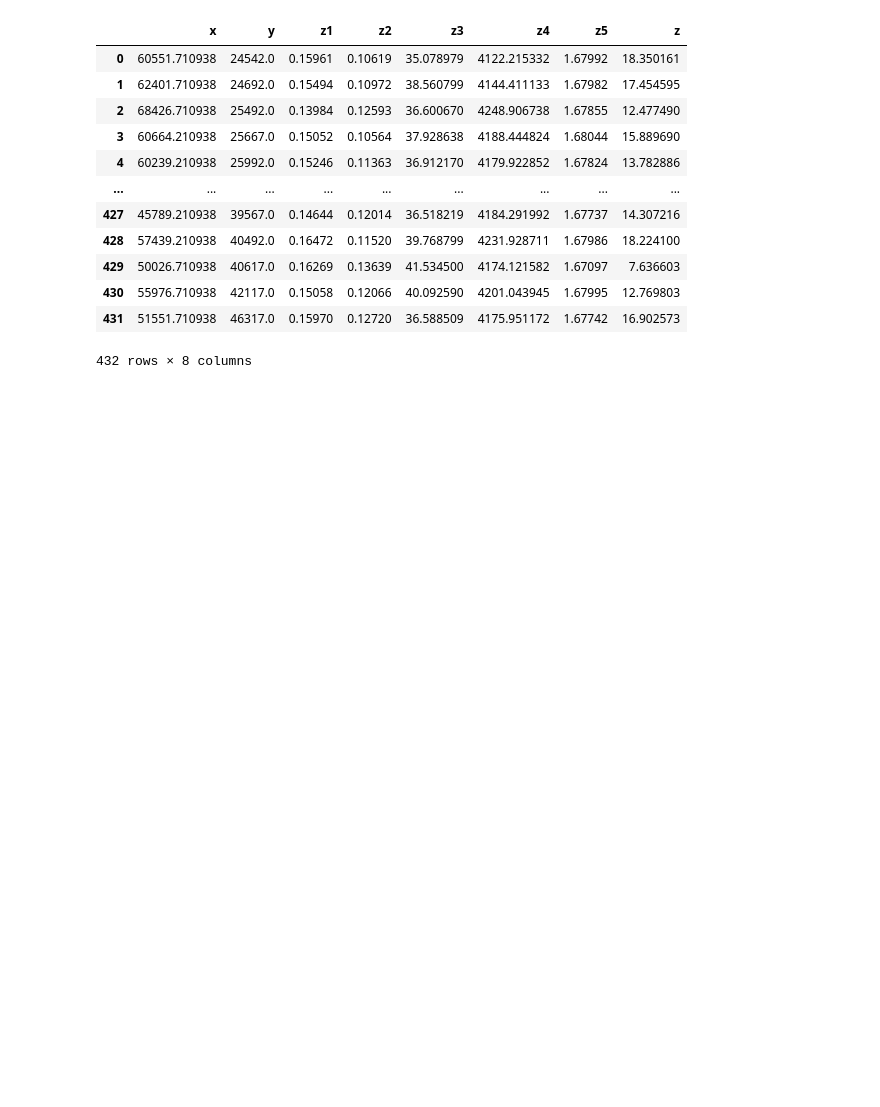
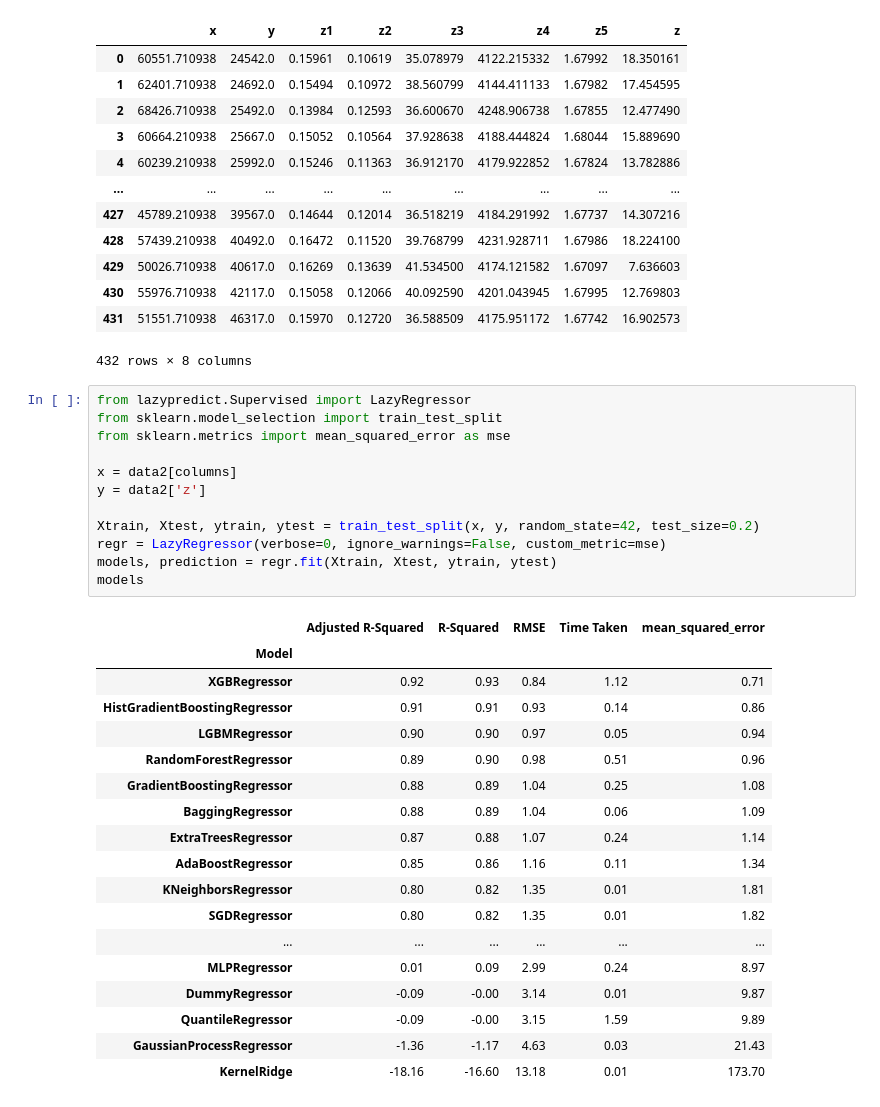
Before and after one commit to Anton9mf/hackaton_RN, a Jupyter notebook: tmp_Anton.ipynb, the cells around one changed output. Drawn from its saved outputs; the diff is of its cells as text; blank space fills up the shorter version.

Commit message:
add models

```diff
--- a/tmp_Anton.ipynb
+++ b/tmp_Anton.ipynb
@@ -241,3 +241,34 @@ data2
 | 430 | 55976.710938 | 42117.0 | 0.15058 | 0.12066 | 40.092590 | 4201.043945 | 1.67995 | 12.769803 |
 | 431 | 51551.710938 | 46317.0 | 0.15970 | 0.12720 | 36.588509 | 4175.951172 | 1.67742 | 16.902573 |
 432 rows × 8 columns
+# %%
+from lazypredict.Supervised import LazyRegressor
+from sklearn.model_selection import train_test_split
+from sklearn.metrics import mean_squared_error as mse
+
+x = data2[columns]
+y = data2['z']
+
+Xtrain, Xtest, ytrain, ytest = train_test_split(x, y, random_state=42, test_size=0.2)
+regr = LazyRegressor(verbose=0, ignore_warnings=False, custom_metric=mse)
+models, prediction = regr.fit(Xtrain, Xtest, ytrain, ytest)
+models
+# %% [output]
+|  | Adjusted R-Squared | R-Squared | RMSE | Time Taken | mean_squared_error |
+| Model |  |  |  |  |  |
+| XGBRegressor | 0.92 | 0.93 | 0.84 | 1.12 | 0.71 |
+| HistGradientBoostingRegressor | 0.91 | 0.91 | 0.93 | 0.14 | 0.86 |
+| LGBMRegressor | 0.90 | 0.90 | 0.97 | 0.05 | 0.94 |
+| RandomForestRegressor | 0.89 | 0.90 | 0.98 | 0.51 | 0.96 |
+| GradientBoostingRegressor | 0.88 | 0.89 | 1.04 | 0.25 | 1.08 |
+| BaggingRegressor | 0.88 | 0.89 | 1.04 | 0.06 | 1.09 |
+| ExtraTreesRegressor | 0.87 | 0.88 | 1.07 | 0.24 | 1.14 |
+| AdaBoostRegressor | 0.85 | 0.86 | 1.16 | 0.11 | 1.34 |
+| KNeighborsRegressor | 0.80 | 0.82 | 1.35 | 0.01 | 1.81 |
+| SGDRegressor | 0.80 | 0.82 | 1.35 | 0.01 | 1.82 |
+| ... | ... | ... | ... | ... | ... |
+| MLPRegressor | 0.01 | 0.09 | 2.99 | 0.24 | 8.97 |
+| DummyRegressor | -0.09 | -0.00 | 3.14 | 0.01 | 9.87 |
+| QuantileRegressor | -0.09 | -0.00 | 3.15 | 1.59 | 9.89 |
+| GaussianProcessRegressor | -1.36 | -1.17 | 4.63 | 0.03 | 21.43 |
+| KernelRidge | -18.16 | -16.60 | 13.18 | 0.01 | 173.70 |
```
Also changed, not shown: parts of 2 cells of this notebook.
